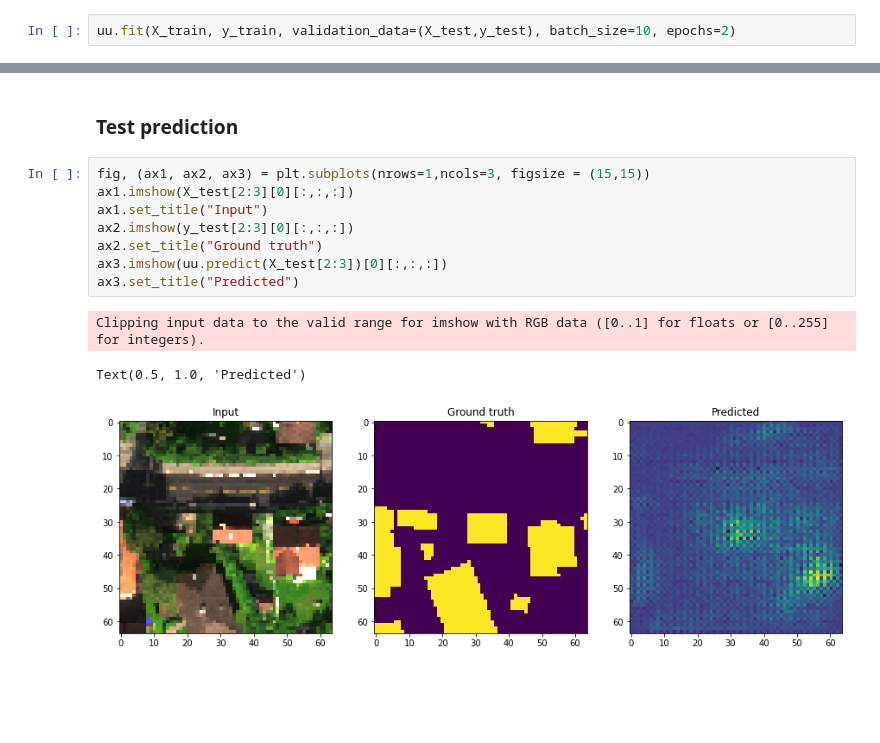
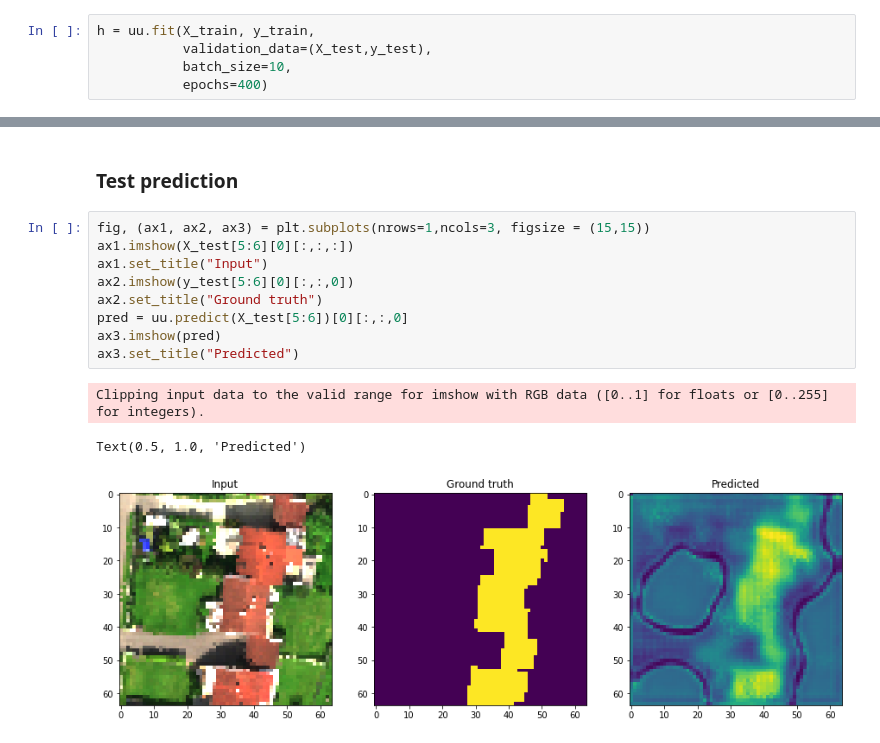
Before and after one commit to stianteien/M_DV_V2022, a Jupyter notebook: roofs_w_unet/roof_u-net.ipynb, the cells around one changed output, grey strips where cells are left out. Drawn from its saved outputs; the diff is of its cells as text; blank space fills up the shorter version.

```diff
--- a/roofs_w_unet/roof_u-net.ipynb
+++ b/roofs_w_unet/roof_u-net.ipynb
@@ -138,5 +145,8 @@ uu.compile(optimizer='adam',
                  loss='binary_crossentropy',
                  metrics=['accuracy', get_f1])
 # %%
-uu.fit(X_train, y_train, validation_data=(X_test,y_test), batch_size=10, epochs=2)
+h = uu.fit(X_train, y_train,
+           validation_data=(X_test,y_test),
+           batch_size=10,
+           epochs=400)
 # %% [output]
@@ -149,13 +177,14 @@ Epoch 2/2
 ### Test prediction
 # %%
 fig, (ax1, ax2, ax3) = plt.subplots(nrows=1,ncols=3, figsize = (15,15))
-ax1.imshow(X_test[2:3][0][:,:,:])
+ax1.imshow(X_test[5:6][0][:,:,:])
 ax1.set_title("Input")
-ax2.imshow(y_test[2:3][0][:,:,:])
+ax2.imshow(y_test[5:6][0][:,:,0])
 ax2.set_title("Ground truth")
-ax3.imshow(uu.predict(X_test[2:3])[0][:,:,:])
+pred = uu.predict(X_test[5:6])[0][:,:,0]
+ax3.imshow(pred)
 ax3.set_title("Predicted")
 # %% [output]
 Clipping input data to the valid range for imshow with RGB data ([0..1] for floats or [0..255] for integers).
 Text(0.5, 1.0, 'Predicted')
-[figure, old version]
+[figure, new version]
```
Also changed, not shown: parts of 10 cells of this notebook.
